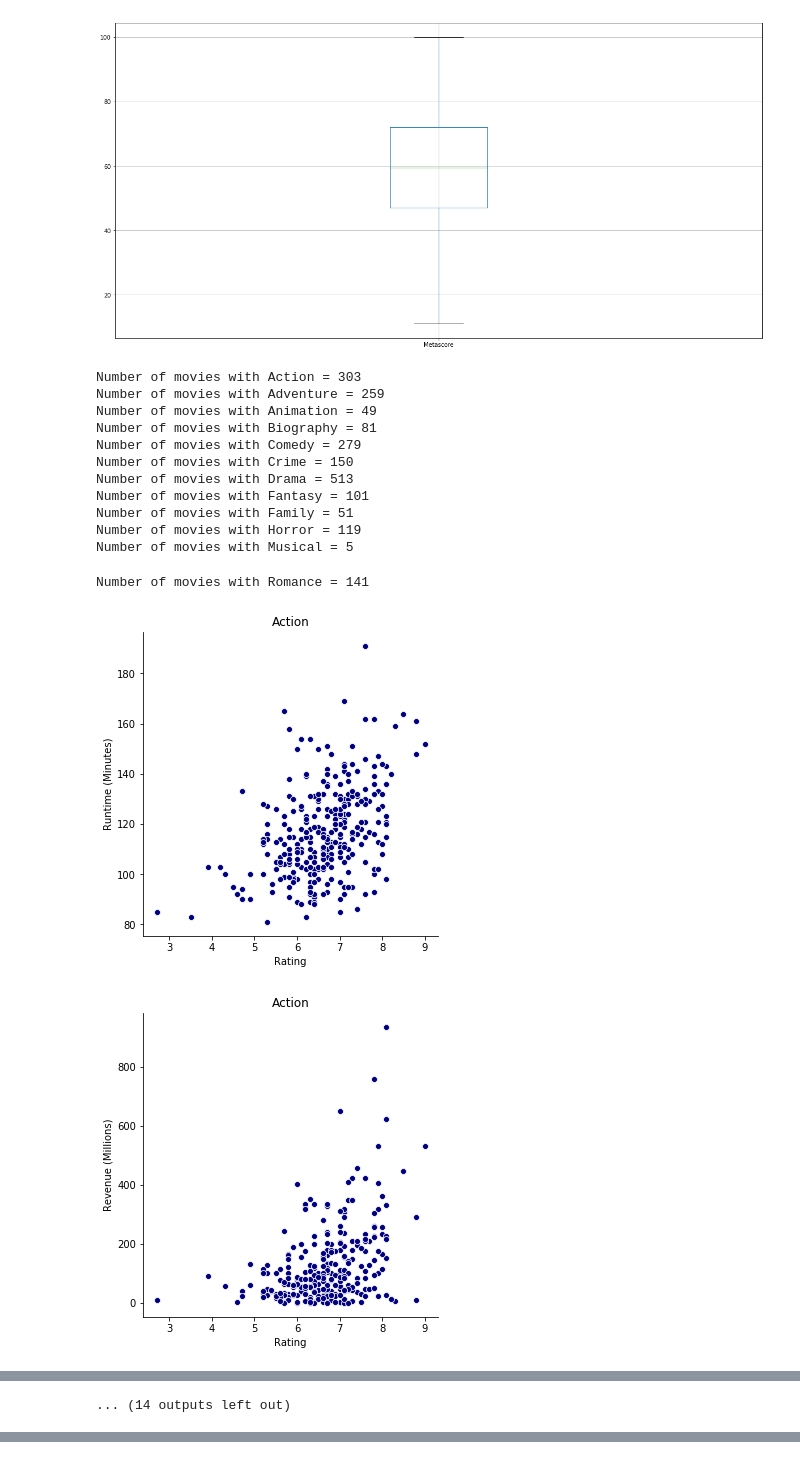
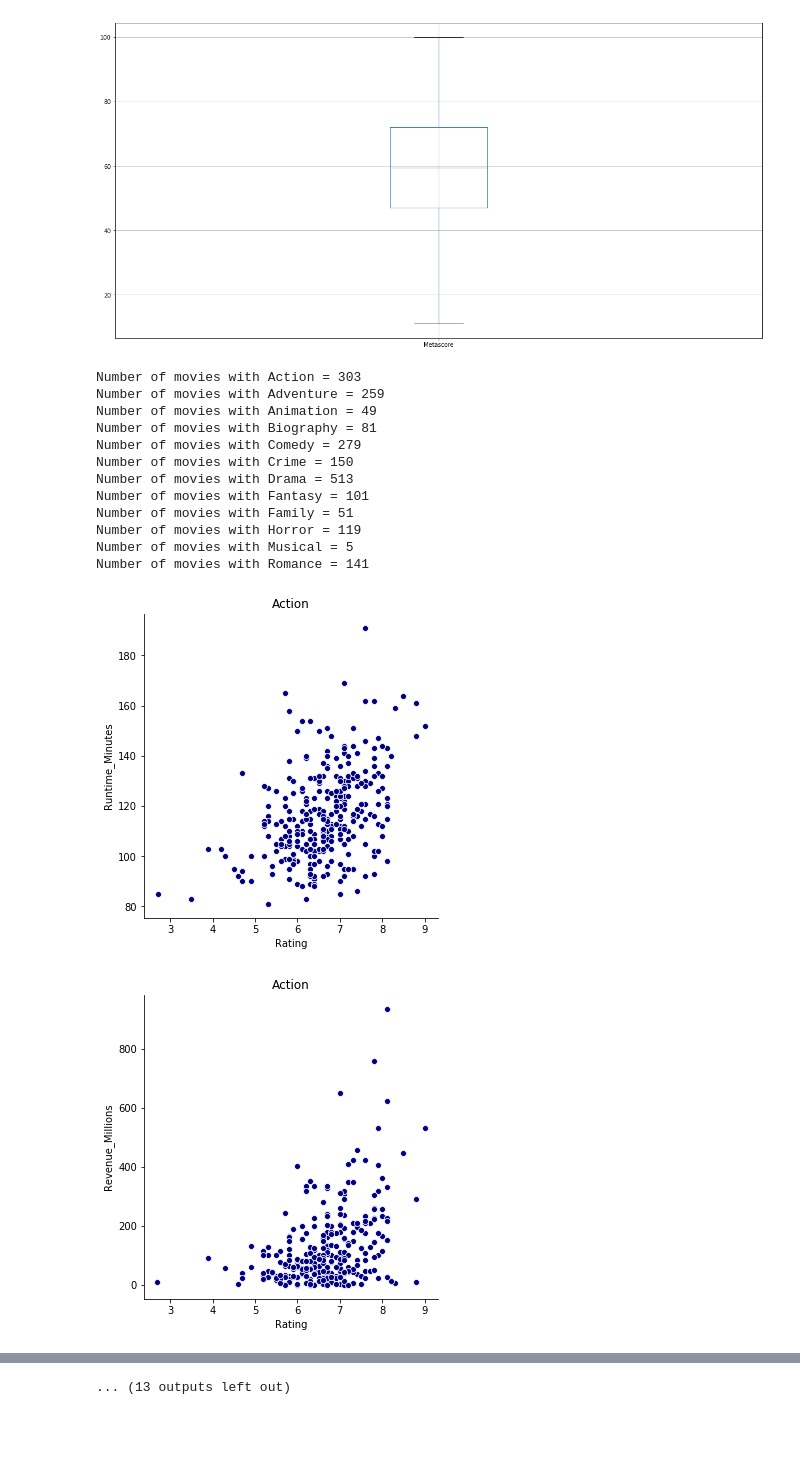
Before and after one commit to lukgonza/data_bootcamp_project_1, a Jupyter notebook: ProjectOne/notebook/mahtab and luke.ipynb, the cells around one changed output, grey strips where cells are left out. Saved outputs shown, nothing was run; the diff lists cells and outputs as text; code cells hidden in the pictures; blank space fills up the shorter version.

```diff
--- a/ProjectOne/notebook/mahtab and luke.ipynb
+++ b/ProjectOne/notebook/mahtab and luke.ipynb
@@ -20,0 +25,6 @@ data.head()
+# %%
+#renaming columns with spaces
+data=data.rename(columns = {'Revenue (Millions)':'Revenue_Millions'})
+
+data=data.rename(columns = {'Runtime (Minutes)':'Runtime_Minutes'})
+data.head()
@@ -249,24 +292,24 @@ plt.savefig('boxmeta.png')
 # %%
 seperate_genre='Action','Adventure','Animation','Biography','Comedy','Crime','Drama','Fantasy','Family', 'Horror', 'Musical' ,'Romance'
 for genre in seperate_genre:
     df = data['Genre'].str.contains(genre).fillna(False)
     print('Number of movies with',genre,'=',len(data[df]))
-    compare_movies_rating = ['Runtime (Minutes)', 'Revenue (Millions)']
+    compare_movies_rating = ['Runtime_Minutes', 'Revenue_Millions']
     for compare in compare_movies_rating:
         sns.relplot(x='Rating', y=compare, data=data[df], color='navy')
         plt.title(genre)
 # %% [output]
 Number of movies with Action = 303
 Number of movies with Adventure = 259
 Number of movies with Animation = 49
 Number of movies with Biography = 81
 Number of movies with Comedy = 279
 Number of movies with Crime = 150
 Number of movies with Drama = 513
 Number of movies with Fantasy = 101
 Number of movies with Family = 51
 Number of movies with Horror = 119
 Number of movies with Musical = 5
+Number of movies with Romance = 141
-Number of movies with Romance = 141
-[figure, old version]
+[figure, new version]
-[figure, old version]
+[figure, new version]
@@ -281 +323,0 @@ Number of movies with Romance = 141
-... (14 outputs left out)
@@ -281,0 +325 @@ Number of movies with Romance = 141
+... (13 outputs left out)
```
Also changed, not shown: parts of 13 cells of this notebook, 15 other files.
